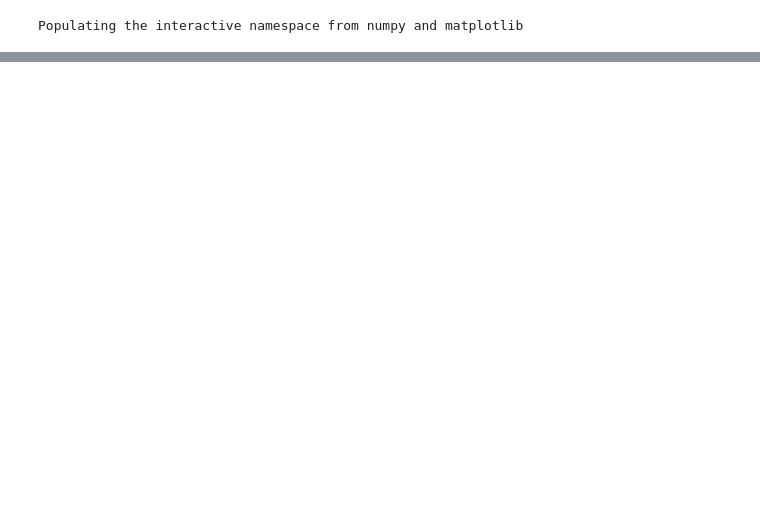
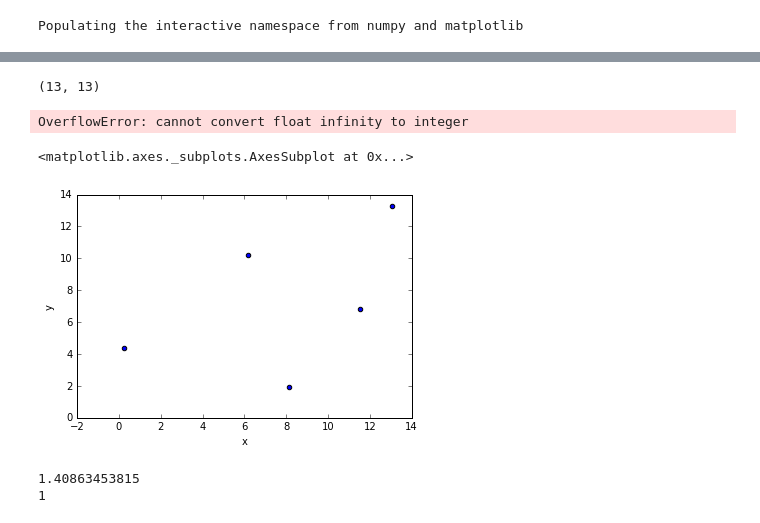
Before and after one commit to tisaconundrum2/autocnet, a Jupyter notebook: notebooks/spatial_suppression_testing.ipynb, the cells around one changed output, grey strips where cells are left out. Saved outputs shown, nothing was run; the diff lists cells and outputs as text; code cells hidden in the pictures; blank space fills up the shorter version.

```diff
--- a/notebooks/spatial_suppression_testing.ipynb
+++ b/notebooks/spatial_suppression_testing.ipynb
@@ -22,0 +32,39 @@ df.plot()
+# %%
+r = np.random.RandomState(12345)
+df = pd.DataFrame(r.uniform(0,13,(500, 3)), columns=['x', 'y', 'strength'])
+minimum = SpatialSuppression(df, (13,13), k = 5)
+
+print(minimum.domain)
+minimum.suppress()
+df.plot(kind = 'scatter', x = 'x', y = 'y')
+# %% [output]
+(13, 13)
+OverflowError: cannot convert float infinity to integer
+# %%
+df[minimum.mask].plot(kind = 'scatter', x = 'x', y = 'y')
+# %% [output]
+<matplotlib.axes._subplots.AxesSubplot at 0x...>
+[figure, added]
+# %%
+search_space = np.linspace(2, 13/16, 250)
+cell_sizes = (search_space / math.sqrt(2)).astype(np.int)
+min_idx = 0
+max_idx = len(search_space) - 1
+mid_idx = int((min_idx + max_idx) / 2)
+cell_size = cell_sizes[mid_idx]
+r = search_space[mid_idx]
+cell_size1 = cell_sizes[r]
+n_x_cells = int(13 / cell_size1)
+n_y_cells = int(13 / cell_size1)
+x = 0/1
+
+# print(search_space)
+# print(mid_idx)
+# print(cell_size)
+print(r)
+print(cell_size1)
+# print(n_x_cells)
+# print(n_y_cells)
+# %% [output]
+1.40863453815
+1
```
Also changed, not shown: parts of 2 cells of this notebook.
